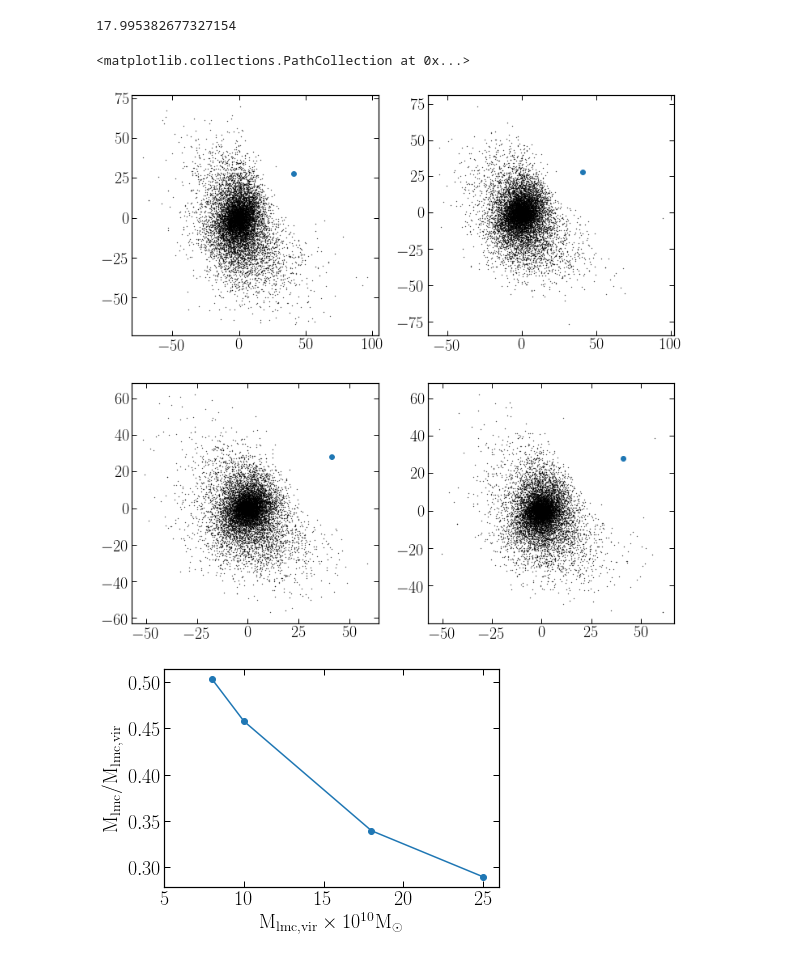
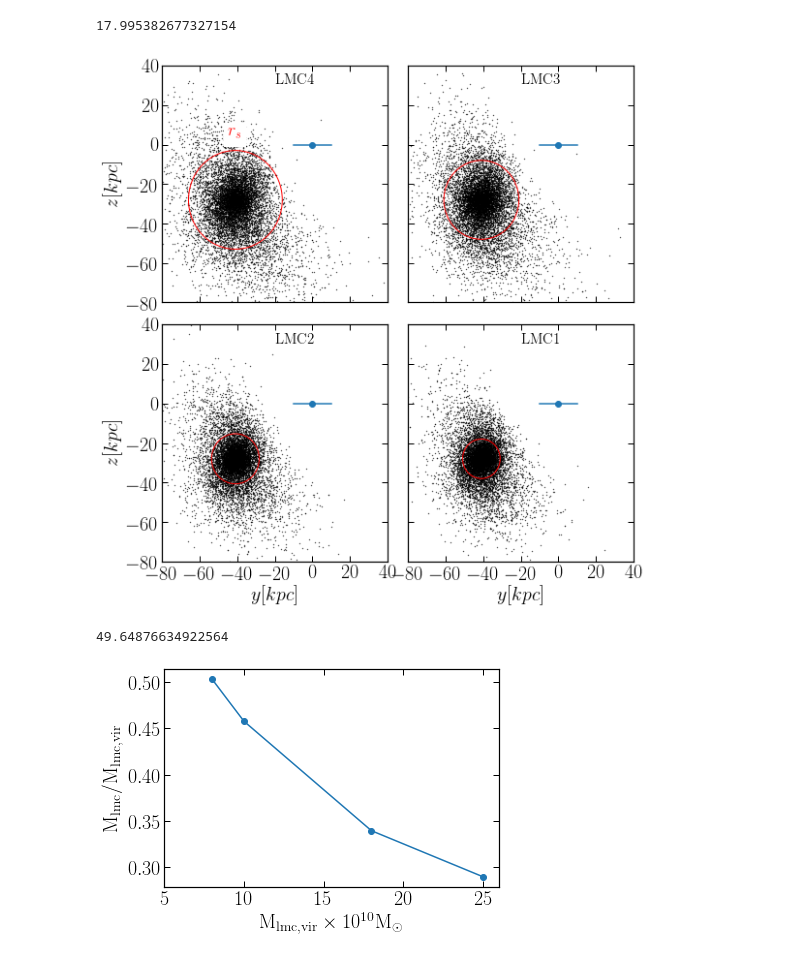
Before and after one commit to jngaravitoc/MW-LMC-SCF, a Jupyter notebook: notebooks/LMC_bound_mass_vs_mass.ipynb, the cells around one changed output. Cells and saved outputs as stored; diff of their text form; code cells hidden in the pictures.

Commit message:
updated bound mas splot

```diff
--- a/notebooks/LMC_bound_mass_vs_mass.ipynb
+++ b/notebooks/LMC_bound_mass_vs_mass.ipynb
@@ -29,21 +41,59 @@ np.sum(LMC5_init[:,6])
 # %%
 random6 = np.random.randint(0, len(LMC6), 10000)
 random5 = np.random.randint(0, len(LMC5), 10000)
 random4 = np.random.randint(0, len(LMC4), 10000)
 random3 = np.random.randint(0, len(LMC3), 10000)
 
-fig, ax = plt.subplots(2, 2, figsize=(12, 12))
-ax[0][0].scatter(LMC6[random6,1], LMC6[random6,2], s=0.1, c='k')
-ax[0][0].scatter(41, 28)
+fig, ax = plt.subplots(2, 2, figsize=(8, 8), sharex=True, sharey=True)
+ax[0][0].scatter(LMC6[random6,1]-41, LMC6[random6,2]-28, s=0.1, c='k')
+ax[0][0].scatter(0, 0)
+ax[0][0].plot([-10, 10], [0, 0], c='C0')
 
-ax[0][1].scatter(LMC5[random5,1], LMC5[random5,2], s=0.1, c='k')
-ax[0][1].scatter(41, 28)
+ax[0][1].scatter(LMC5[random5,1]-41, LMC5[random5,2]-28, s=0.1, c='k')
+ax[0][1].scatter(0, 0)
+ax[0][1].plot([-10, 10], [0, 0], c='C0')
 
-ax[1][0].scatter(LMC4[random4,1], LMC4[random4,2], s=0.1, c='k')
-ax[1][0].scatter(41, 28)
 
-ax[1][1].scatter(LMC3[random3,1], LMC3[random3,2], s=0.1, c='k')
-ax[1][1].scatter(41, 28)
+ax[1][0].scatter(LMC4[random4,1]-41, LMC4[random4,2]-28, s=0.1, c='k')
+ax[1][0].scatter(0, 0)
+ax[1][0].plot([-10, 10], [0, 0], c='C0')
+
+ax[1][1].scatter(LMC3[random3,1]-41, LMC3[random3,2]-28, s=0.1, c='k')
+ax[1][1].scatter(0, 0)
+ax[1][1].plot([-10, 10], [0, 0], c='C0')
+
+circle1 = plt.Circle((-41, -28), 25, color='r', fill=False)
+circle2 = plt.Circle((-41, -28), 20, color='r', fill=False)
+circle3 = plt.Circle((-41, -28), 12.7, color='r', fill=False)
+circle4 = plt.Circle((-41, -28), 10, color='r', fill=False)
+
+ax[0][0].add_artist(circle1)
+ax[0][1].add_artist(circle2)
+ax[1][0].add_artist(circle3)
+ax[1][1].add_artist(circle4)
+
+fig.tight_layout()
+
+ax[0][0].set_xlim(-80, 40)
+ax[0][0].set_ylim(-80, 40)
+ax[0][0].set_yticks(np.arange(-80, 41, 20))
+ax[0][1].set_xticks(np.arange(-80, 41, 20))
+ax[0][0].set_ylabel('$z[kpc]$')
+ax[1][0].set_ylabel('$z[kpc]$')
+
+ax[1][0].set_xlabel('$y[kpc]$')
+ax[1][1].set_xlabel('$y[kpc]$')
+ax[0][0].text(-20, 30, 'LMC4', fontsize=15)
+ax[0][1].text(-20, 30, 'LMC3', fontsize=15)
+ax[1][0].text(-20, 30, 'LMC2', fontsize=15)
+ax[1][1].text(-20, 30, 'LMC1', fontsize=15)
+ax[0][0].text(-45, 3, '$r_s$', fontsize=18, c='r', bbox=dict(facecolor='w', alpha=1, edgecolor='w'))
+
+
+savefig('../../MW-LMC-BFE/figures_docs/LMC_bound_particles.png', bbox_inches='tight')
 # %% [output]
-<matplotlib.collections.PathCollection at 0x...>
-[figure, old version]
+[figure, new version]
+# %%
+np.sqrt((41**2) + (28**2)) - 10
+# %% [output]
+49.64876634922564
```
Also changed, not shown: parts of 13 cells of this notebook.
